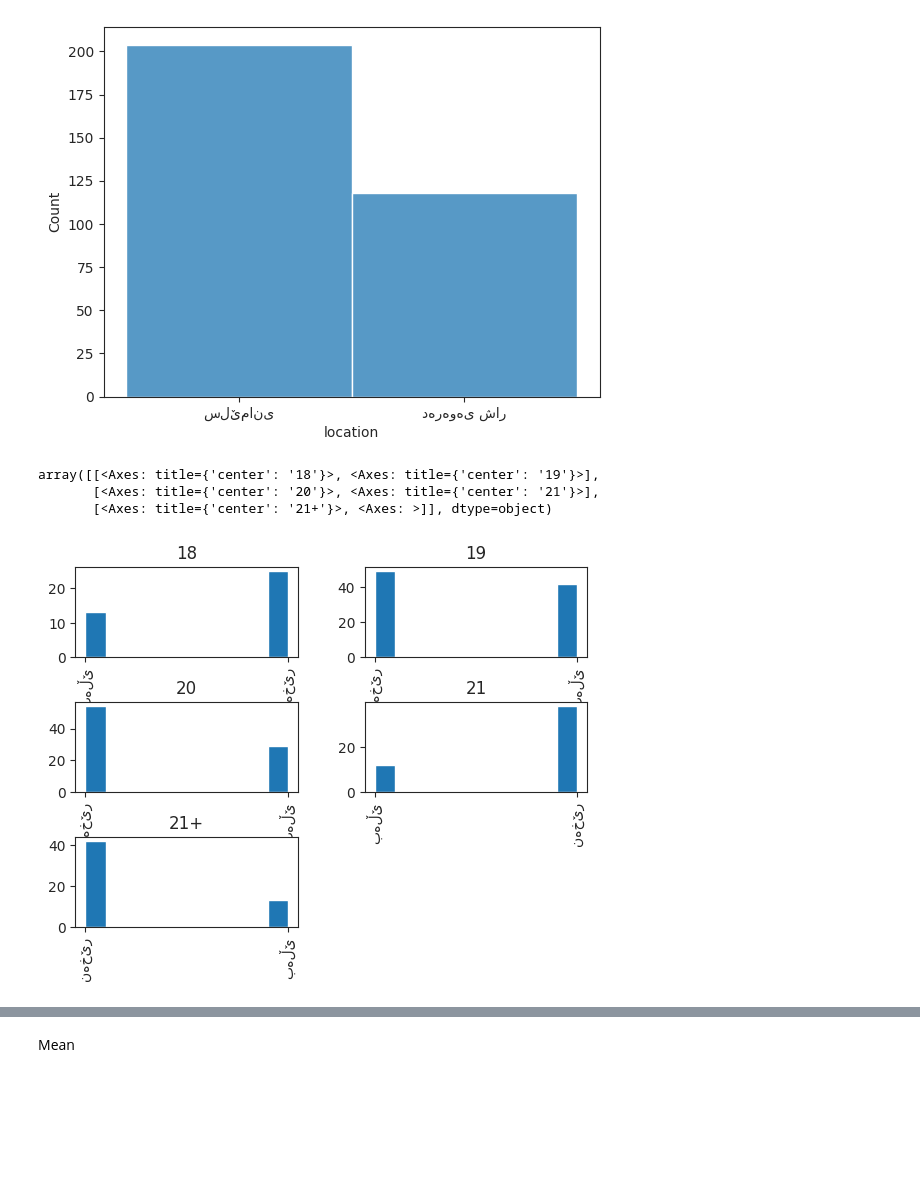
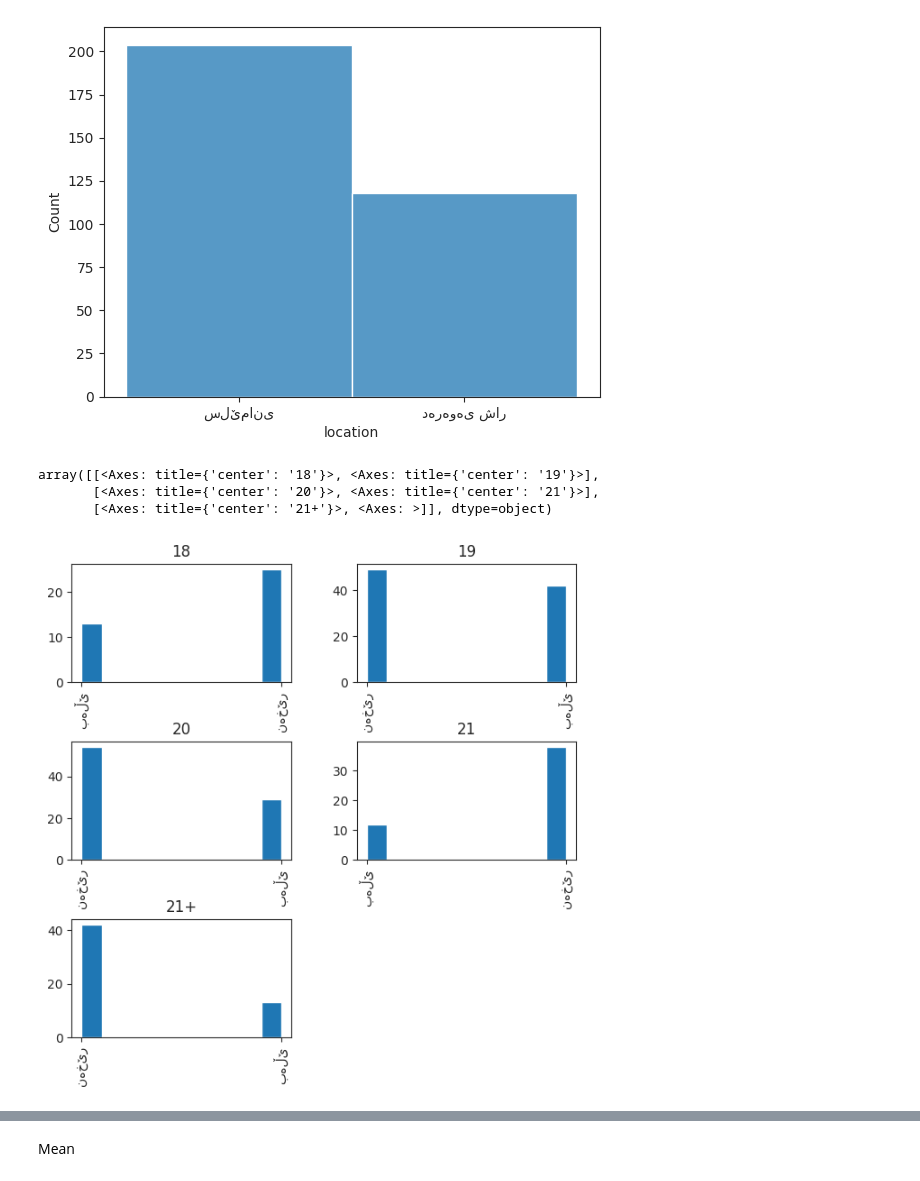
Before and after one commit to AAShK23/Feminism-and-its-affection-on-marriage, a Jupyter notebook: project_code.ipynb, the cells around one changed output, grey strips where cells are left out. Drawn from its saved outputs; the diff is of its cells as text; code cells hidden in the pictures; blank space fills up the shorter version.

```diff
--- a/project_code.ipynb
+++ b/project_code.ipynb
@@ -114,10 +114,10 @@ sns.histplot(mydata['location'])
 <Axes: xlabel='location', ylabel='Count'>
 [figure]
 # %%
-mydata.hist(by='age',column = 'do you support feminism')
+mydata.hist(by='age',column = 'do you support feminism', figsize=(7,7))
 # %% [output]
 array([[<Axes: title={'center': '18'}>, <Axes: title={'center': '19'}>],
        [<Axes: title={'center': '20'}>, <Axes: title={'center': '21'}>],
        [<Axes: title={'center': '21+'}>, <Axes: >]], dtype=object)
-[figure, old version]
+[figure, new version]
 # %%
```
Also changed, not shown: parts of 2 cells of this notebook.
